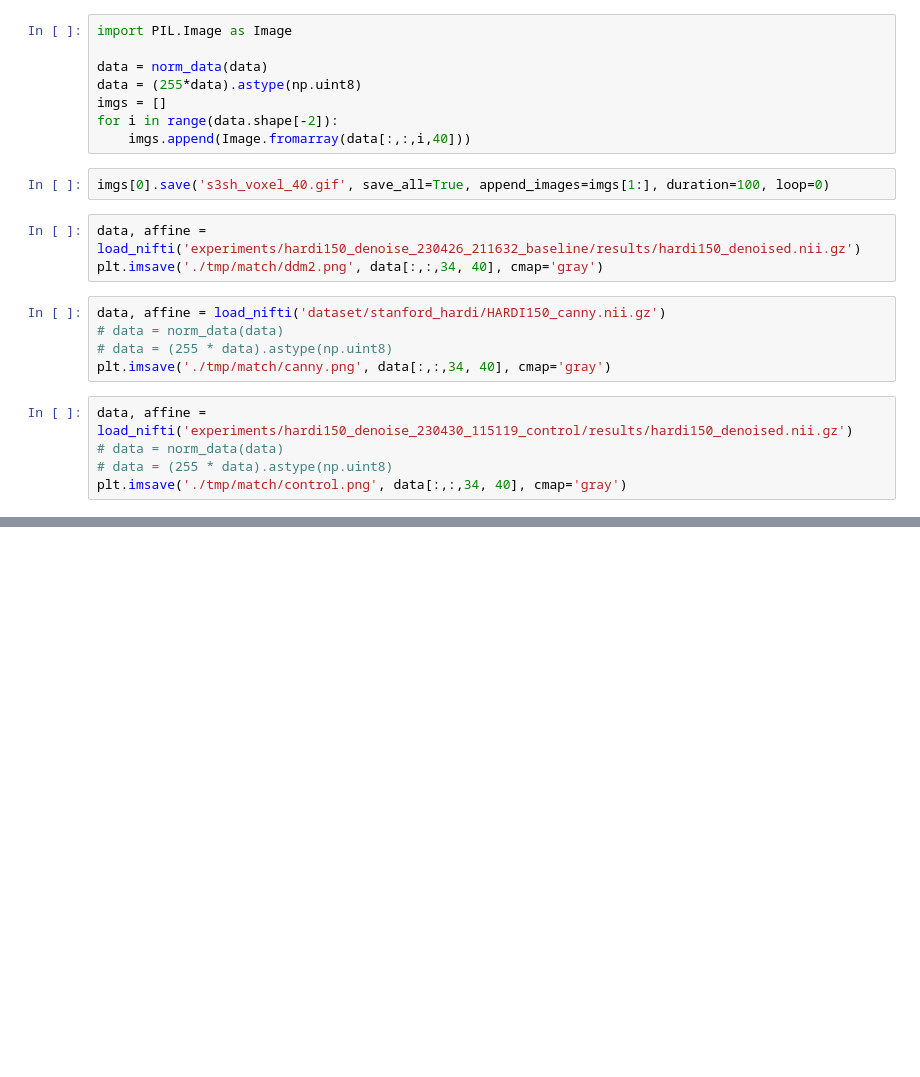
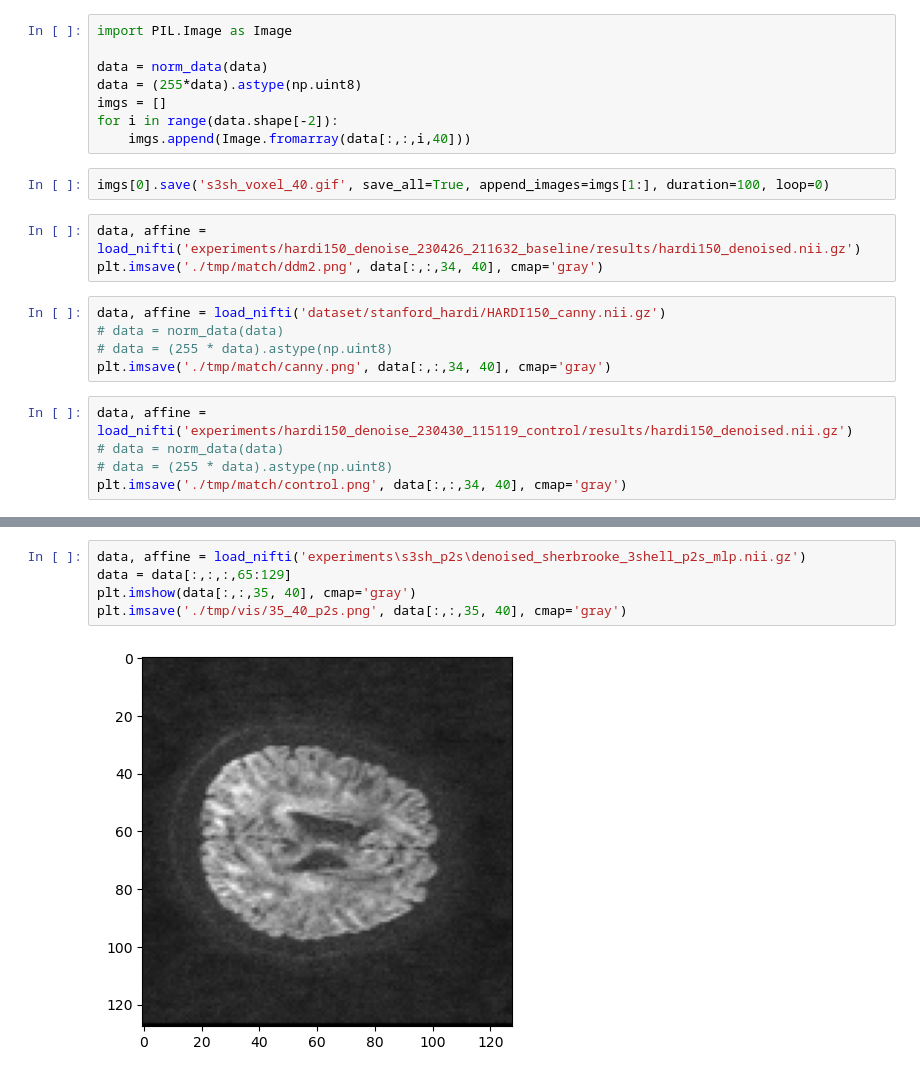
Before and after one commit to XYPB/DDM2, a Jupyter notebook: vis.ipynb, the cells around one changed output, grey strips where cells are left out. Drawn from its saved outputs; the diff is of its cells as text; blank space fills up the shorter version.

```diff
--- a/vis.ipynb
+++ b/vis.ipynb
@@ -49,0 +57,7 @@ plt.imsave('./tmp/match/control.png', data[:,:,34, 40], cmap='gray')
+# %%
+data, affine = load_nifti('experiments\s3sh_p2s\denoised_sherbrooke_3shell_p2s_mlp.nii.gz')
+data = data[:,:,:,65:129]
+plt.imshow(data[:,:,35, 40], cmap='gray')
+plt.imsave('./tmp/vis/35_40_p2s.png', data[:,:,35, 40], cmap='gray')
+# %% [output]
+[figure, added]
```
Also changed, not shown: parts of 6 cells of this notebook, 1 other file.
